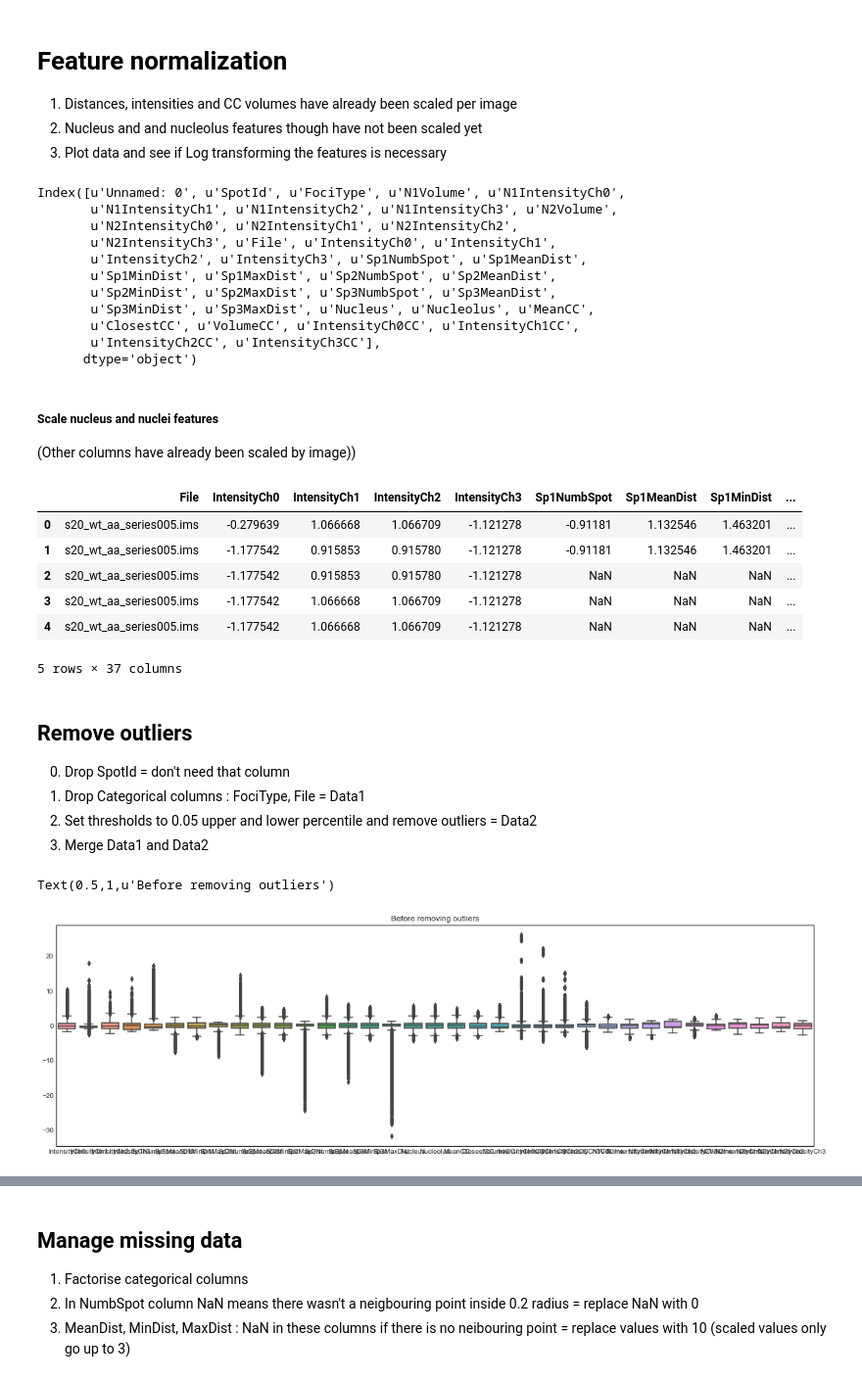
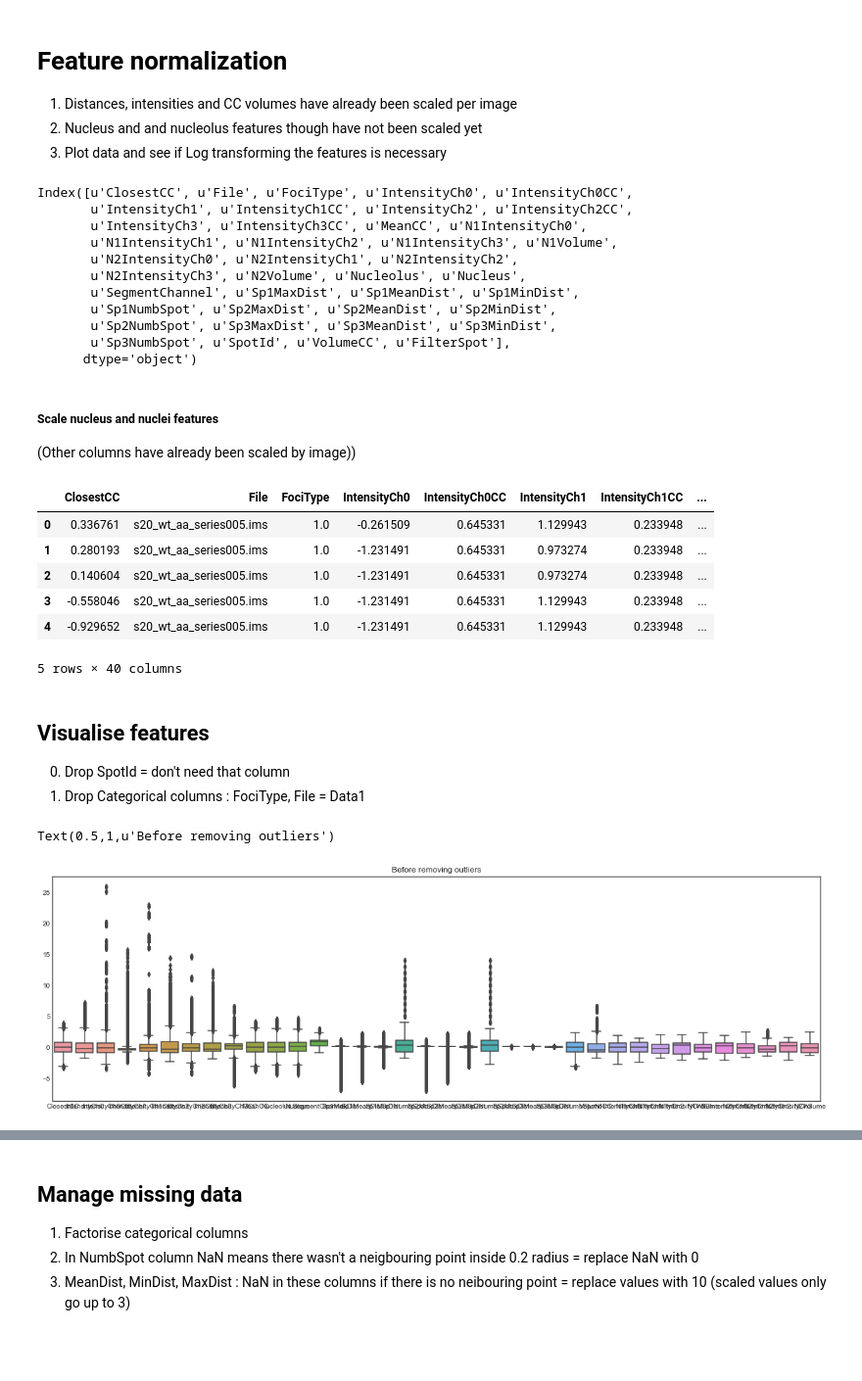
Before and after one commit to Menigedegna/Point-Pattern-Analysis, a Jupyter notebook: MachineLearningRNADistribution.ipynb, the cells around one changed output, grey strips where cells are left out. Shown: that part at 98% size. Drawn from its saved outputs; the diff is of its cells as text; code cells hidden in the pictures; blank space fills up the shorter version.

```diff
--- a/MachineLearningRNADistribution.ipynb
+++ b/MachineLearningRNADistribution.ipynb
@@ -90,0 +196,12 @@ Result.shape
+# %%
+#FilePath = "/home/nani/smb4k/BOTSERV4.UZH.CH/gr_ug_ext/mashen2/Result0309/s20_Wt/MLResultR.csv"# for linux
+FilePath = "Z:/Result0309/s20_Wt/MLResultR.csv"# for windows
+Result = pd.read_csv(FilePath)
+# %%
+#Add spot type column: observed vs simulated before continuing
+#del ResultSim
+Result["FilterSpot"] = "Obs"
+Result.loc[Result['FociType']<0,"FilterSpot"]="Sim"
+# %%
+Result = Result.drop("Unnamed: 0", 1)
+Result.iloc[0,]
@@ -98,44 +233,50 @@ Result.shape
 #del features
 Result.columns
 # %% [output]
-Index([u'Unnamed: 0', u'SpotId', u'FociType', u'N1Volume', u'N1IntensityCh0',
-       u'N1IntensityCh1', u'N1IntensityCh2', u'N1IntensityCh3', u'N2Volume',
+Index([u'ClosestCC', u'File', u'FociType', u'IntensityCh0', u'IntensityCh0CC',
+       u'IntensityCh1', u'IntensityCh1CC', u'IntensityCh2', u'IntensityCh2CC',
+       u'IntensityCh3', u'IntensityCh3CC', u'MeanCC', u'N1IntensityCh0',
+       u'N1IntensityCh1', u'N1IntensityCh2', u'N1IntensityCh3', u'N1Volume',
        u'N2IntensityCh0', u'N2IntensityCh1', u'N2IntensityCh2',
-       u'N2IntensityCh3', u'File', u'IntensityCh0', u'IntensityCh1',
-       u'IntensityCh2', u'IntensityCh3', u'Sp1NumbSpot', u'Sp1MeanDist',
-       u'Sp1MinDist', u'Sp1MaxDist', u'Sp2NumbSpot', u'Sp2MeanDist',
-       u'Sp2MinDist', u'Sp2MaxDist', u'Sp3NumbSpot', u'Sp3MeanDist',
-       u'Sp3MinDist', u'Sp3MaxDist', u'Nucleus', u'Nucleolus', u'MeanCC',
-       u'ClosestCC', u'VolumeCC', u'IntensityCh0CC', u'IntensityCh1CC',
-       u'IntensityCh2CC', u'IntensityCh3CC'],
+       u'N2IntensityCh3', u'N2Volume', u'Nucleolus', u'Nucleus',
+       u'SegmentChannel', u'Sp1MaxDist', u'Sp1MeanDist', u'Sp1MinDist',
+       u'Sp1NumbSpot', u'Sp2MaxDist', u'Sp2MeanDist', u'Sp2MinDist',
+       u'Sp2NumbSpot', u'Sp3MaxDist', u'Sp3MeanDist', u'Sp3MinDist',
+       u'Sp3NumbSpot', u'SpotId', u'VolumeCC', u'FilterSpot'],
       dtype='object')
 # %% [markdown]
 ##### Scale nucleus and nuclei features
 (Other columns have already been scaled by image))
-# %%
-newdf = pd.DataFrame(preprocessing.scale(Result.iloc[:,3:13]), index=Result.index, columns=Result.columns[3:13])
-newdf = pd.concat([Result.iloc[:,13:39], newdf, Result.iloc[:,2] ], axis=1)
-newdf.head()
-# %% [output]
-|  | File | IntensityCh0 | IntensityCh1 | IntensityCh2 | IntensityCh3 | Sp1NumbSpot | Sp1MeanDist | Sp1MinDist | ... |
-| 0 | s20_wt_aa_series005.ims | -0.279639 | 1.066668 | 1.066709 | -1.121278 | -0.91181 | 1.132546 | 1.463201 | ... |
-| 1 | s20_wt_aa_series005.ims | -1.177542 | 0.915853 | 0.915780 | -1.121278 | -0.91181 | 1.132546 | 1.463201 | ... |
-| 2 | s20_wt_aa_series005.ims | -1.177542 | 0.915853 | 0.915780 | -1.121278 | NaN | NaN | NaN | ... |
-| 3 | s20_wt_aa_series005.ims | -1.177542 | 1.066668 | 1.066709 | -1.121278 | NaN | NaN | NaN | ... |
-| 4 | s20_wt_aa_series005.ims | -1.177542 | 1.066668 | 1.066709 | -1.121278 | NaN | NaN | NaN | ... |
-5 rows × 37 columns
+# %%
+ColumnsToScale = [u'N1IntensityCh0',
+       u'N1IntensityCh1', u'N1IntensityCh2', u'N1IntensityCh3', u'N1Volume',
+       u'N2IntensityCh0', u'N2IntensityCh1', u'N2IntensityCh2',
+       u'N2IntensityCh3', u'N2Volume']
+newdf = pd.DataFrame(preprocessing.scale(Result[ColumnsToScale]), index=Result.index, columns=ColumnsToScale)
+newdf1 = Result.drop(ColumnsToScale, 1)
+newdf = pd.concat([newdf1, newdf], axis=1)
+del newdf1
+newdf.head()
+# %% [output]
+|  | ClosestCC | File | FociType | IntensityCh0 | IntensityCh0CC | IntensityCh1 | IntensityCh1CC | ... |
+| 0 | 0.336761 | s20_wt_aa_series005.ims | 1.0 | -0.261509 | 0.645331 | 1.129943 | 0.233948 | ... |
+| 1 | 0.280193 | s20_wt_aa_series005.ims | 1.0 | -1.231491 | 0.645331 | 0.973274 | 0.233948 | ... |
+| 2 | 0.140604 | s20_wt_aa_series005.ims | 1.0 | -1.231491 | 0.645331 | 0.973274 | 0.233948 | ... |
+| 3 | -0.558046 | s20_wt_aa_series005.ims | 1.0 | -1.231491 | 0.645331 | 1.129943 | 0.233948 | ... |
+| 4 | -0.929652 | s20_wt_aa_series005.ims | 1.0 | -1.231491 | 0.645331 | 1.129943 | 0.233948 | ... |
+5 rows × 40 columns
 # %% [markdown]
-## Remove outliers
+## Visualise features
 0. Drop SpotId = don't need that column
 1. Drop Categorical columns : FociType, File = Data1
-2. Set thresholds to 0.05 upper and lower percentile and remove outliers = Data2
-3. Merge Data1 and Data2
 # %%
+#remove SpotId column
+newdf=newdf.drop("SpotId", axis=1)
 #Boxplot feature before removing outliers
-test=newdf.drop(["FociType", "File"], axis=1)
+test=newdf.drop(["FociType", "File", "FilterSpot"], axis=1)
 f, ax = plt.subplots(figsize=(20, 6))
 sns.boxplot(data=test)
 plt.title("Before removing outliers")
 # %% [output]
 Text(0.5,1,u'Before removing outliers')
-[figure, old version]
+[figure, new version]
```
Also changed, not shown: parts of 26 cells of this notebook.
